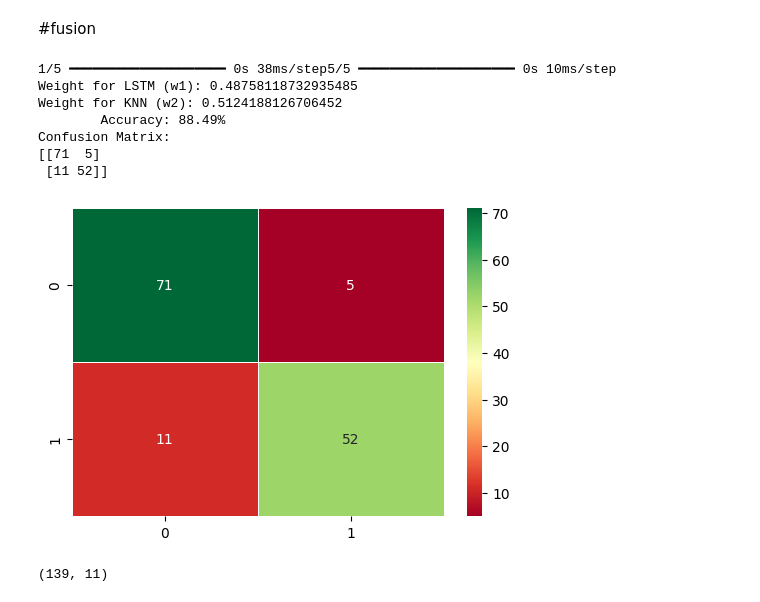
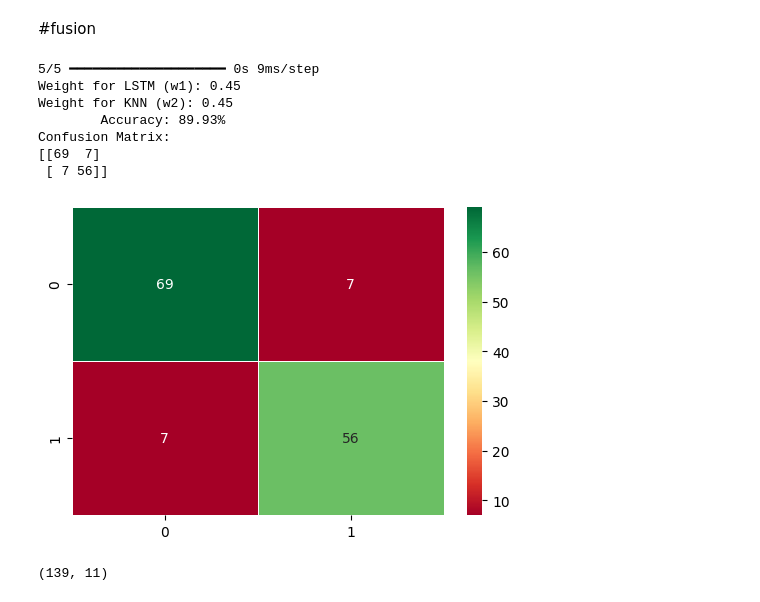
Before and after one commit to meenakshi1031/ProFake, a Jupyter notebook: ml_dl_fusion.ipynb, the cells around one changed output. Cells and saved outputs as stored; diff of their text form; code cells hidden in the pictures.

```diff
--- a/ml_dl_fusion.ipynb
+++ b/ml_dl_fusion.ipynb
@@ -285,7 +285,8 @@ Confusion Matrix:
 # %% [markdown]
 #LSTM
 # %%
-"""lstm_dlmodel = keras.Sequential()
+"""#FTRIAL MODEL
+lstm_dlmodel = keras.Sequential()
 lstm_dlmodel.add(tf.keras.layers.Conv1D(128,1, activation='relu',input_shape=(x_train.shape[1],11)))
 lstm_dlmodel.add(tf.keras.layers.LSTM(25,return_sequences=True))
 lstm_dlmodel.add(tf.keras.layers.SimpleRNN(20))
@@ -296,7 +297,8 @@ lstm_dlmodel.add(tf.keras.layers.Dense(2, activation='softmax'))
 lstm_dlmodel.compile(loss='sparse_categorical_crossentropy', optimizer='adam', metrics=['accuracy'])
 print(lstm_dlmodel.summary())"""
 
-"""lstm_dlmodel = keras.Sequential()
+"""#TRIAL MODEL
+lstm_dlmodel = keras.Sequential()
 lstm_dlmodel.add(tf.keras.layers.Input(shape=(x_train.shape[1], 11)))
 lstm_dlmodel.add(tf.keras.layers.Conv1D(128,1, activation='relu',))
 lstm_dlmodel.add(tf.keras.layers.LSTM(25,return_sequences=True))
@@ -355,2 +357,2 @@ Average Validation Accuracy for DL Model: 85.34%
 # %%
-#history = lstm_dlmodel.fit(x_train,ytrain,epochs=80, validation_split=0.2)
+history = lstm_dlmodel.fit(x_train,ytrain,epochs=80, validation_split=0.2)
@@ -406,32 +426,32 @@ WARNING:absl:You are saving your model as an HDF5 file via `model.save()` or `ke
 # %%
 def get_result(xtest,knn_mlmodel,lstm_dlmodel):
   pb2 = knn_mlmodel.predict_proba(xtest)
   x_test = xtest.reshape((xtest.shape[0],1,xtest.shape[1]))
   pb1 = lstm_dlmodel.predict(x_test)
-  w1 = lstm_mean_accuracy / (lstm_mean_accuracy + knn_mean_accuracy)
-  w2 = knn_mean_accuracy / (lstm_mean_accuracy + knn_mean_accuracy)
+  w1 = 0.45
+  w2 = 0.45
   print(f"Weight for LSTM (w1): {w1}")
   print(f"Weight for KNN (w2): {w2}")
   pb = w1*pb1 + w2*pb2
   pred = np.argmax(pb,axis=1)
   return pred
 pred = get_result(xtest,knn_mlmodel,lstm_dlmodel)
 acc = accuracy_score(ytest, pred)
 cm = confusion_matrix(ytest, pred)
 print("        Accuracy: {:.2f}%".format(acc*100))
 print("Confusion Matrix:\n{}".format(cm))
 plt.figure(figsize=(6,4))
 sns.heatmap(cm, annot=True, fmt="d",cmap='RdYlGn',linewidths=0.5)
 plt.show()
 # %% [output]
-1/5 ━━━━━━━━━━━━━━━━━━━━ 0s 38ms/step5/5 ━━━━━━━━━━━━━━━━━━━━ 0s 10ms/step
-Weight for LSTM (w1): 0.48758118732935485
-Weight for KNN (w2): 0.5124188126706452
-        Accuracy: 88.49%
+5/5 ━━━━━━━━━━━━━━━━━━━━ 0s 9ms/step
+Weight for LSTM (w1): 0.45
+Weight for KNN (w2): 0.45
+        Accuracy: 89.93%
 Confusion Matrix:
-[[71  5]
- [11 52]]
+[[69  7]
+ [ 7 56]]
-[figure, old version]
+[figure, new version]
 # %%
 xtest.shape
 # %% [output]
```
Also changed, not shown: parts of 5 cells of this notebook, 14 other files.
